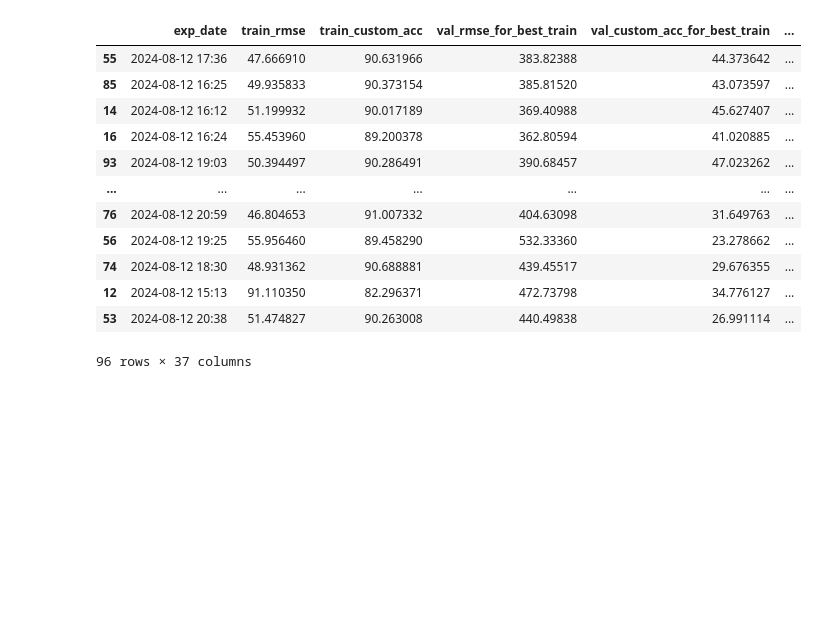
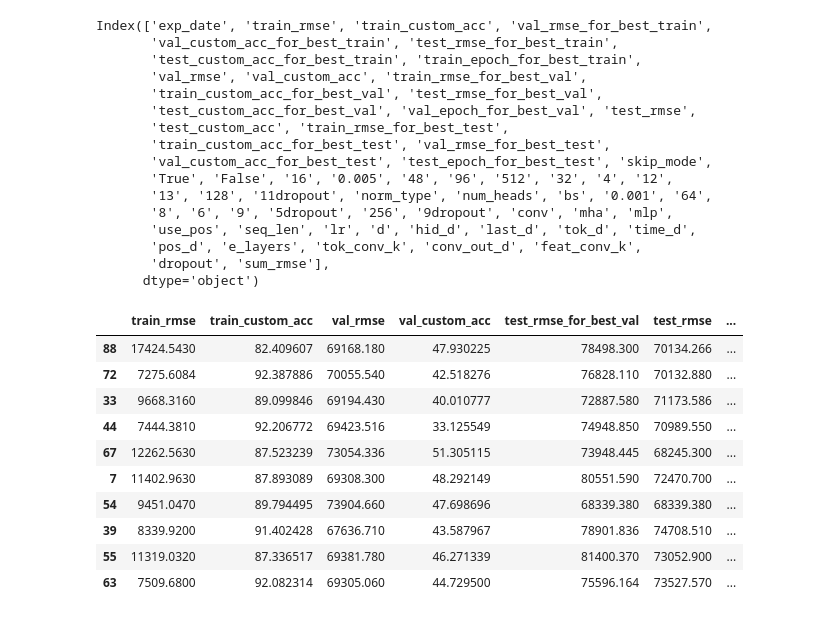
Before and after one commit to Pein2017/Wind-Power-Prediction, a Jupyter notebook: results_analysis/metrics_settings_analysis.ipynb, the cells around one changed output. Drawn from its saved outputs; the diff is of its cells as text; code cells hidden in the pictures; blank space fills up the shorter version.

```diff
--- a/results_analysis/metrics_settings_analysis.ipynb
+++ b/results_analysis/metrics_settings_analysis.ipynb
@@ -104,26 +108,44 @@ plot_rmse_effects(df, x=["seq_len", "lr", "hid_d", "last_d", "bs","norm_type","n
 # %%
 # Calculate the sum of rmse values for each row
 
-df["sum_rmse"] = 0.01* df["train_rmse"] +0.4* df["val_rmse"] + 0.4* df["test_rmse"]
+df["sum_rmse"] =  0*df["train_rmse"] +0.4* df["val_rmse"] + 0.4* df["test_rmse"]
 
 # Sort the rows based on the sum of rmse values
-sorted_df = df.sort_values(by="sum_rmse")
+sorted_df = df.sort_values(by="sum_rmse", ascending=True)
 # %%
-sorted_df
+sorted_df.columns
 # %% [output]
-|  | exp_date | train_rmse | train_custom_acc | val_rmse_for_best_train | val_custom_acc_for_best_train | ... |
-| 55 | 2024-08-12 17:36 | 47.666910 | 90.631966 | 383.82388 | 44.373642 | ... |
-| 85 | 2024-08-12 16:25 | 49.935833 | 90.373154 | 385.81520 | 43.073597 | ... |
-| 14 | 2024-08-12 16:12 | 51.199932 | 90.017189 | 369.40988 | 45.627407 | ... |
-| 16 | 2024-08-12 16:24 | 55.453960 | 89.200378 | 362.80594 | 41.020885 | ... |
-| 93 | 2024-08-12 19:03 | 50.394497 | 90.286491 | 390.68457 | 47.023262 | ... |
-| ... | ... | ... | ... | ... | ... | ... |
-| 76 | 2024-08-12 20:59 | 46.804653 | 91.007332 | 404.63098 | 31.649763 | ... |
-| 56 | 2024-08-12 19:25 | 55.956460 | 89.458290 | 532.33360 | 23.278662 | ... |
-| 74 | 2024-08-12 18:30 | 48.931362 | 90.688881 | 439.45517 | 29.676355 | ... |
-| 12 | 2024-08-12 15:13 | 91.110350 | 82.296371 | 472.73798 | 34.776127 | ... |
-| 53 | 2024-08-12 20:38 | 51.474827 | 90.263008 | 440.49838 | 26.991114 | ... |
-96 rows × 37 columns
+Index(['exp_date', 'train_rmse', 'train_custom_acc', 'val_rmse_for_best_train',
+       'val_custom_acc_for_best_train', 'test_rmse_for_best_train',
+       'test_custom_acc_for_best_train', 'train_epoch_for_best_train',
+       'val_rmse', 'val_custom_acc', 'train_rmse_for_best_val',
+       'train_custom_acc_for_best_val', 'test_rmse_for_best_val',
+       'test_custom_acc_for_best_val', 'val_epoch_for_best_val', 'test_rmse',
+       'test_custom_acc', 'train_rmse_for_best_test',
+       'train_custom_acc_for_best_test', 'val_rmse_for_best_test',
+       'val_custom_acc_for_best_test', 'test_epoch_for_best_test', 'skip_mode',
+       'True', 'False', '16', '0.005', '48', '96', '512', '32', '4', '12',
+       '13', '128', '11dropout', 'norm_type', 'num_heads', 'bs', '0.001', '64',
+       '8', '6', '9', '5dropout', '256', '9dropout', 'conv', 'mha', 'mlp',
+       'use_pos', 'seq_len', 'lr', 'd', 'hid_d', 'last_d', 'tok_d', 'time_d',
+       'pos_d', 'e_layers', 'tok_conv_k', 'conv_out_d', 'feat_conv_k',
+       'dropout', 'sum_rmse'],
+      dtype='object')
+# %%
+selected_cols =['train_rmse','train_custom_acc', 'val_rmse','val_custom_acc','test_rmse_for_best_val', 'test_rmse', 'test_custom_acc','val_custom_acc_for_best_test']
+sorted_df[selected_cols].head(10)
+# %% [output]
+|  | train_rmse | train_custom_acc | val_rmse | val_custom_acc | test_rmse_for_best_val | test_rmse | ... |
+| 88 | 17424.5430 | 82.409607 | 69168.180 | 47.930225 | 78498.300 | 70134.266 | ... |
+| 72 | 7275.6084 | 92.387886 | 70055.540 | 42.518276 | 76828.110 | 70132.880 | ... |
+| 33 | 9668.3160 | 89.099846 | 69194.430 | 40.010777 | 72887.580 | 71173.586 | ... |
+| 44 | 7444.3810 | 92.206772 | 69423.516 | 33.125549 | 74948.850 | 70989.550 | ... |
+| 67 | 12262.5630 | 87.523239 | 73054.336 | 51.305115 | 73948.445 | 68245.300 | ... |
+| 7 | 11402.9630 | 87.893089 | 69308.300 | 48.292149 | 80551.590 | 72470.700 | ... |
+| 54 | 9451.0470 | 89.794495 | 73904.660 | 47.698696 | 68339.380 | 68339.380 | ... |
+| 39 | 8339.9200 | 91.402428 | 67636.710 | 43.587967 | 78901.836 | 74708.510 | ... |
+| 55 | 11319.0320 | 87.336517 | 69381.780 | 46.271339 | 81400.370 | 73052.900 | ... |
+| 63 | 7509.6800 | 92.082314 | 69305.060 | 44.729500 | 75596.164 | 73527.570 | ... |
 # %%
 
 # Print the top rows with the minimal sum of rmse
```
Also changed, not shown: parts of 7 cells of this notebook, 34 other files.
